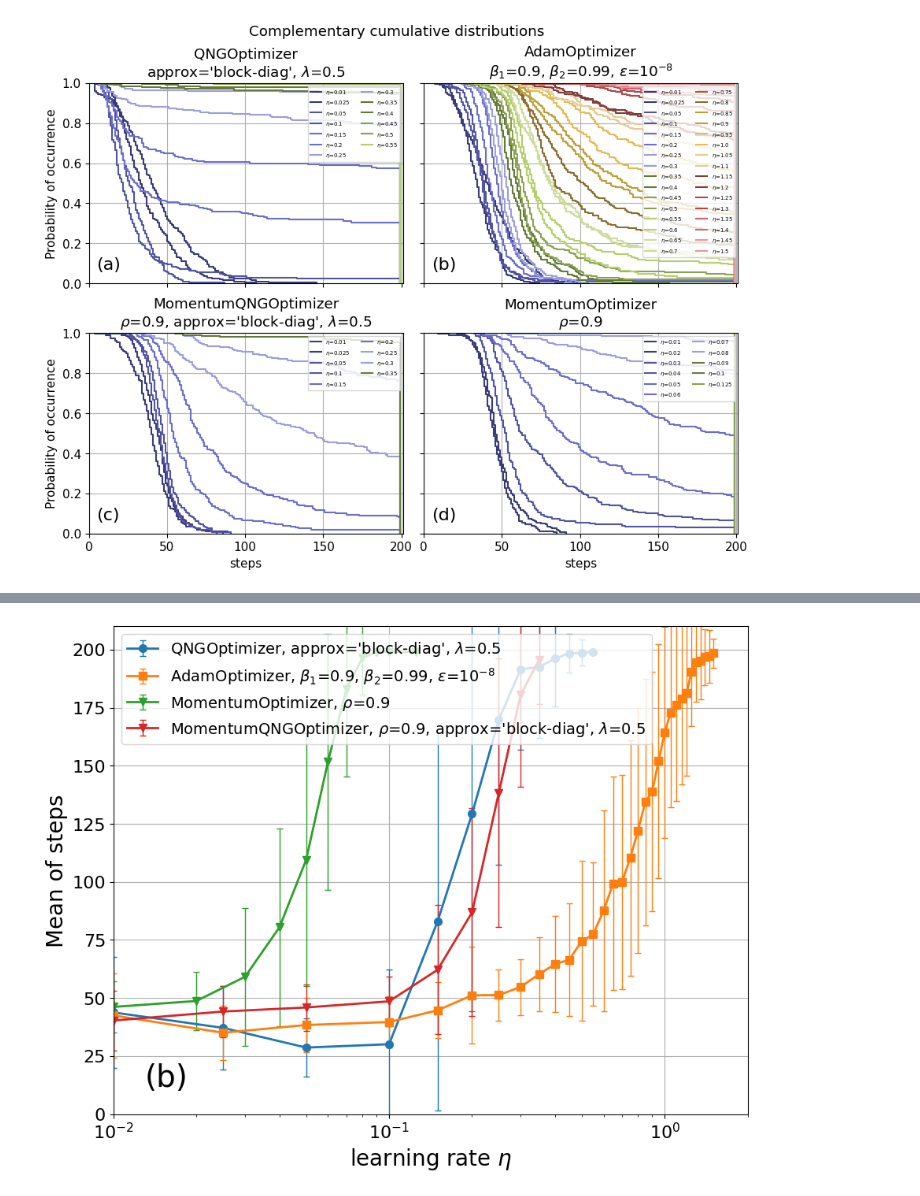
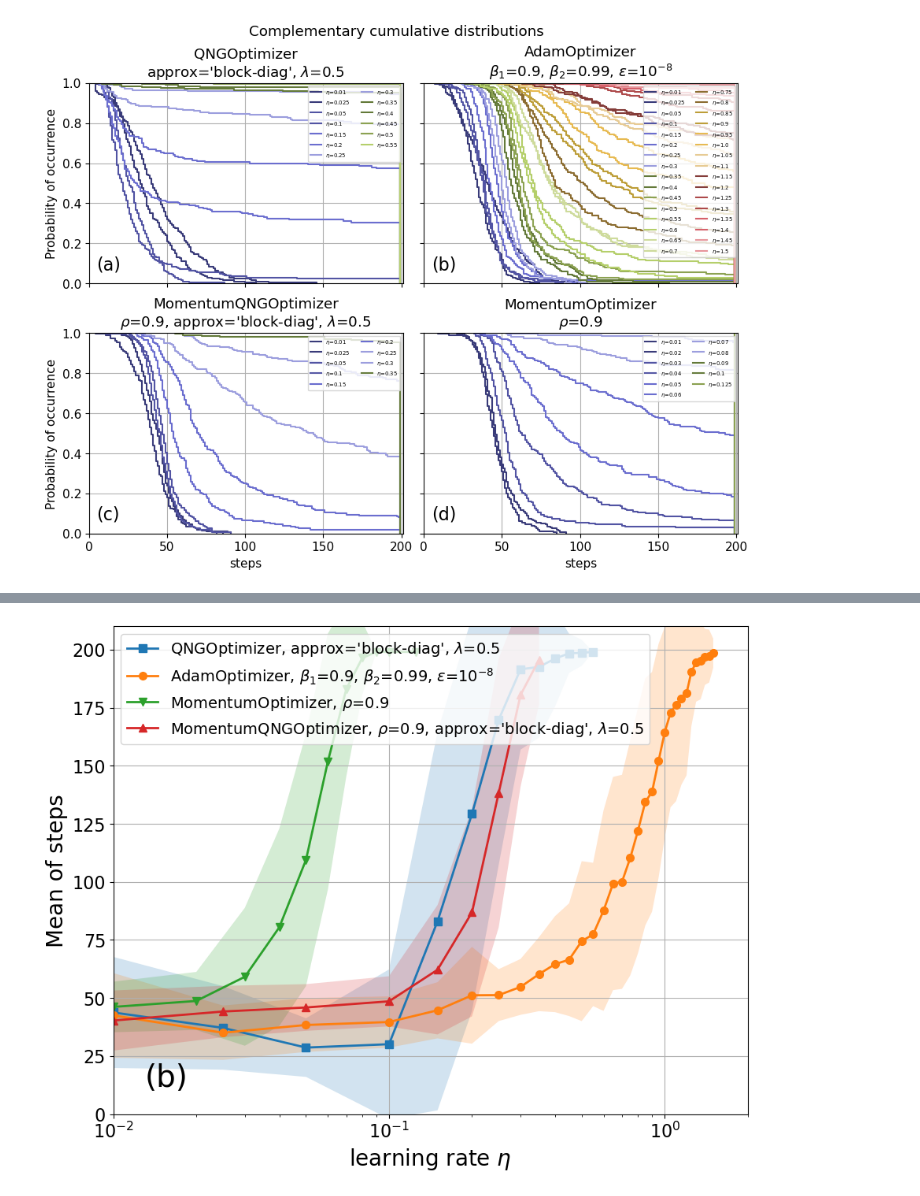
Before and after one commit to borbysh/Momentum-QNG, a Jupyter notebook: MinimumVertexCover/mvc4/graph/mvc_4_graphs.ipynb, the cells around one changed output, grey strips where cells are left out. Saved outputs shown, nothing was run; the diff lists cells and outputs as text; code cells hidden in the pictures.

```diff
--- a/MinimumVertexCover/mvc4/graph/mvc_4_graphs.ipynb
+++ b/MinimumVertexCover/mvc4/graph/mvc_4_graphs.ipynb
@@ -470,13 +470,15 @@ colors = cmap(np.linspace(0, 1, 20))
 fig = plt.figure(figsize=(9, 7), layout="compressed")
 axs = fig.subplots(1, 1, sharex=True, sharey=True)
 axs.text(0.013,0.04,"(a)",fontsize=28)
-format_plot = ["s-","o-","v-","^-","s-","^-","o-"]
+format_plot = ["s","o","v","^"]
 indices = [4,6,2,5]
 #for i,session in enumerate([sessions[4],sessions[6],sessions[1],sessions[5]]):
-for i in indices:
+for index,i in enumerate(indices):
     session = sessions[i]
     ave_session = []
     stdev_session = []
+    ave_plus_stdev_session = []
+    ave_minus_stdev_session = []
     for j,stepsize in enumerate(session["stepsizes"]):
         quality = []
         for k in range(init_count):
@@ -487,10 +489,14 @@ for i in indices:
         if(stdev_val == 'NaN'):
             stdev_val = 0
         stdev_session.append(stdev_val)
+        ave_minus_stdev_session.append(ave_val - stdev_val)
+        ave_plus_stdev_session.append(ave_val + stdev_val)
     label = session["optimizer"]
     if(len(session["params_name"]) > 0):
         label += ", " + session["params_name"]
-    axs.errorbar(session["stepsizes"],ave_session,yerr=stdev_session,elinewidth=1,label=label,capsize=3,fmt=format_plot[i],ms=7,lw=2)
+    #axs.errorbar(session["stepsizes"],ave_session,yerr=stdev_session,elinewidth=1,label=label,capsize=3,fmt=format_plot[i],ms=7,lw=2)
+    axs.plot(session["stepsizes"],ave_session,label=label,marker=format_plot[index],ms=7,lw=2)
+    axs.fill_between(session["stepsizes"], ave_minus_stdev_session, ave_plus_stdev_session, alpha=0.2)
 
     axs.grid(True)
     axs.legend(fontsize=14,loc="lower right")
@@ -501,7 +507,7 @@ for i in indices:
     axs.set_xlim(0.01, 2)
     axs.set_ylim(0.0, 0.8)
 plt.show()
-fig.savefig(prefix_name+"ave_quality.png",format='png',dpi=300)
-fig.savefig(prefix_name+"ave_quality.pdf",format='pdf',dpi=300)
+fig.savefig(prefix_name+"_ave_quality.png",format='png',dpi=300)
+fig.savefig(prefix_name+"_ave_quality.pdf",format='pdf',dpi=300)
 #fig.savefig(prefix_name+"_ave_quality.eps",format='eps',dpi=300)
 # %% [output]
@@ -517,39 +523,45 @@ colors = cmap(np.linspace(0, 1, 20))
 fig = plt.figure(figsize=(9, 7), layout="compressed")
 axs = fig.subplots(1, 1, sharex=True, sharey=True)
 axs.text(0.013,12.0,"(b)",fontsize=28)
-format_plot = ["s-","o-","v-","^-","o-","v-","s-"]
+format_plot = ["s","o","v","^"]
 indices = [4,6,2,5]
 #for i,session in enumerate([sessions[4],sessions[6],sessions[1],sessions[5]]):
-for i in indices:
+for index,i in enumerate(indices):
     session = sessions[i]
     ave_session = []
     stdev_session = []
+    ave_plus_stdev_session = []
+    ave_minus_stdev_session = []
     for j,stepsize in enumerate(session["stepsizes"]):
         arr_steps = []
         for k in range(init_count):
             arr_steps.append(float(sessions_steps[i][j][k]))
         ave_val = statistics.mean(arr_steps)
         stdev_val = statistics.stdev(arr_steps)
         ave_session.append(ave_val)
         if(stdev_val == 'NaN'):
             stdev_val = 0
         stdev_session.append(stdev_val)
+        ave_minus_stdev_session.append(ave_val - stdev_val)
+        ave_plus_stdev_session.append(ave_val + stdev_val)
     label = session["optimizer"]
     if(len(session["params_name"]) > 0):
         label += ", " + session["params_name"]
-    axs.errorbar(session["stepsizes"],ave_session,yerr=stdev_session,elinewidth=1,label=label,capsize=3,fmt=format_plot[i],ms=7,lw=2)
+    #axs.errorbar(session["stepsizes"],ave_session,yerr=stdev_session,elinewidth=1,label=label,capsize=3,fmt=format_plot[i],ms=7,lw=2)
+    axs.plot(session["stepsizes"],ave_session,label=label,marker=format_plot[index],ms=7,lw=2)
+    axs.fill_between(session["stepsizes"], ave_minus_stdev_session, ave_plus_stdev_session, alpha=0.2)
 
     axs.grid(True)
     axs.legend(fontsize=14,loc="upper left" )
     axs.set_xlabel("learning rate $\eta$",fontsize=20)
     axs.set_ylabel("Mean of steps",fontsize=20)
     #axs.label_outer()
     axs.set_xscale('log')
     axs.set_xlim(0.01, 2)
     axs.set_ylim(0.0, 210)
 plt.show()
-fig.savefig(prefix_name+"ave_steps.png",format='png',dpi=300)
-fig.savefig(prefix_name+"ave_steps.pdf",format='pdf',dpi=300)
+fig.savefig(prefix_name+"_ave_steps.png",format='png',dpi=300)
+fig.savefig(prefix_name+"_ave_steps.pdf",format='pdf',dpi=300)
 #fig.savefig(prefix_name+"_ave_steps.eps",format='eps',dpi=300)
 # %% [output]
-[figure, old version]
+[figure, new version]
```
Also changed, not shown: parts of 3 cells of this notebook, 6 other files.
